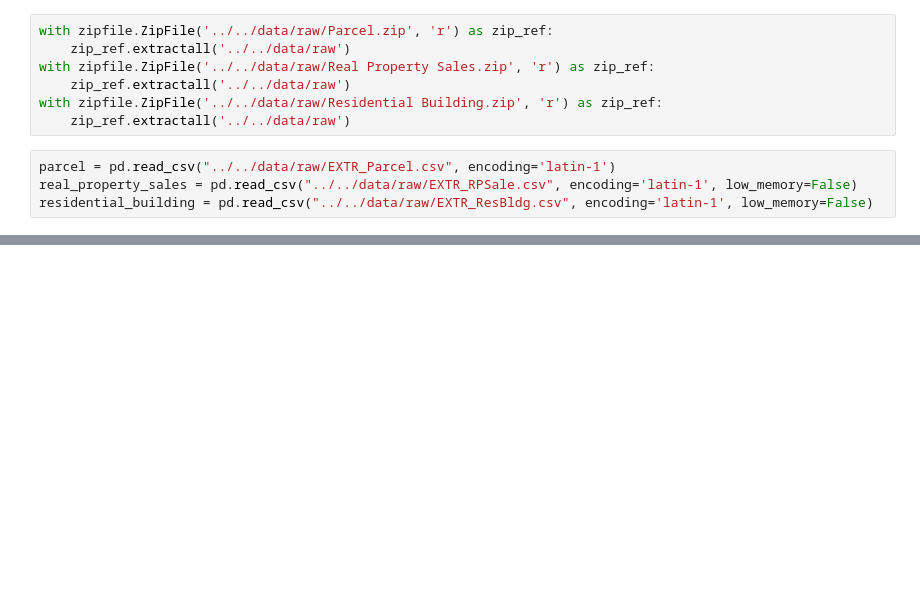
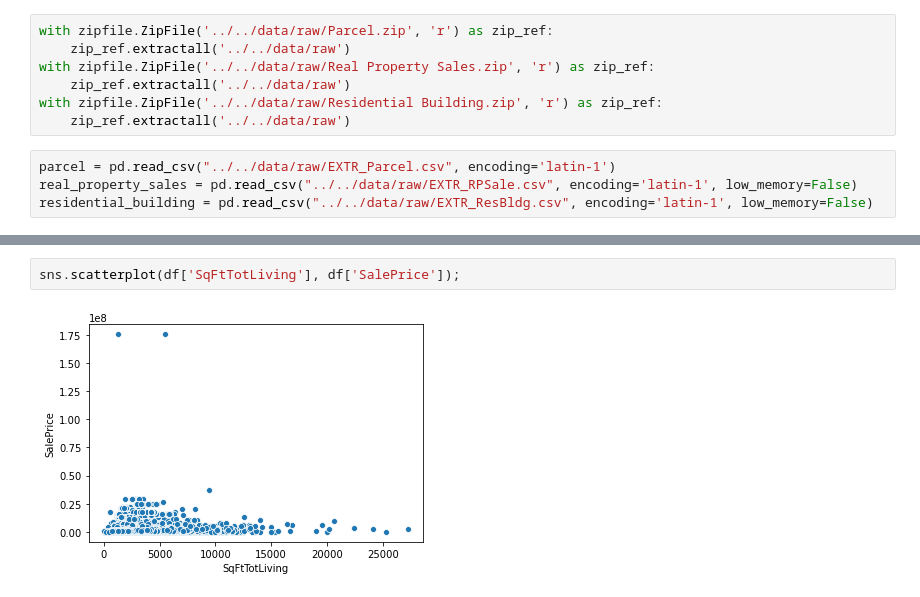
Before and after one commit to angelicacodes/phase_2_project_chicago-sf-seattle-ds-082420, a Jupyter notebook: notebooks/eda/Sindhu_EDA.ipynb, the cells around one changed output, grey strips where cells are left out. Cells and saved outputs as stored; diff of their text form; blank space fills up the shorter version.

```diff
--- a/notebooks/eda/Sindhu_EDA.ipynb
+++ b/notebooks/eda/Sindhu_EDA.ipynb
@@ -46,0 +148,4 @@ residential_building.head()
+# %%
+sns.scatterplot(df['SqFtTotLiving'], df['SalePrice']);
+# %% [output]
+[figure, added]
```
Also changed, not shown: parts of 15 cells of this notebook, 2 other files.
